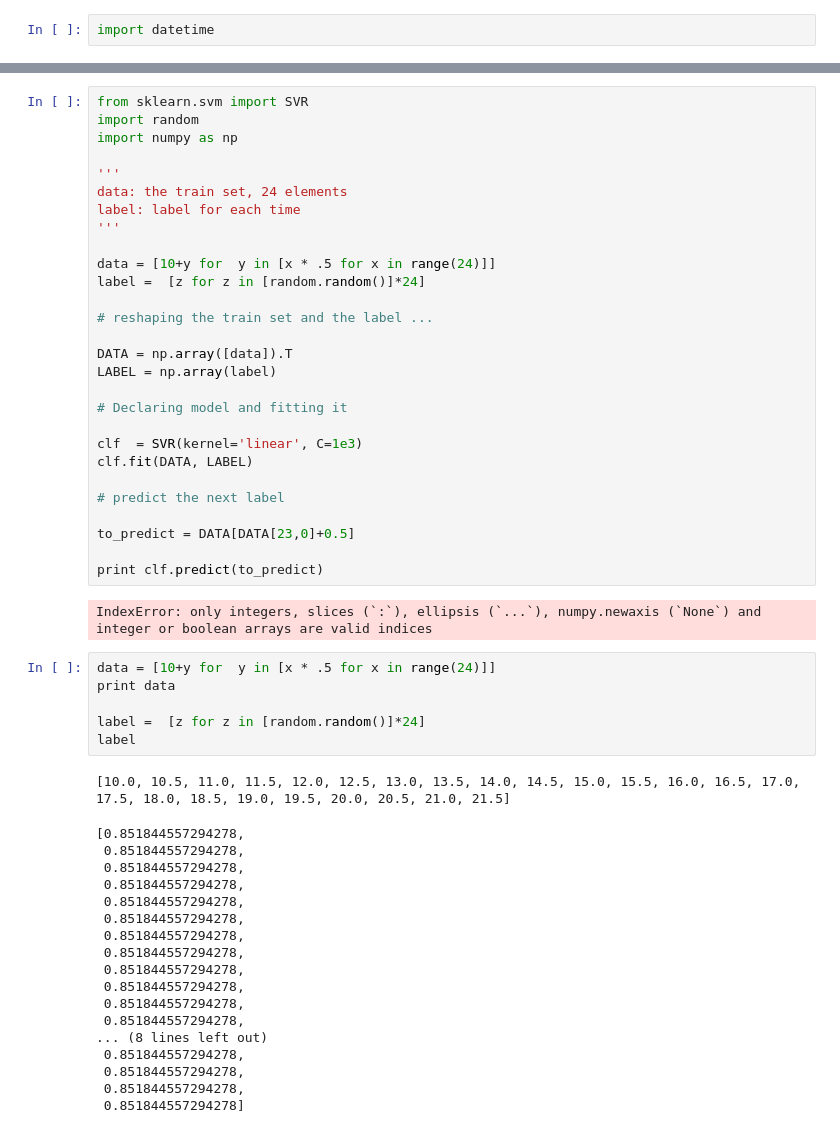
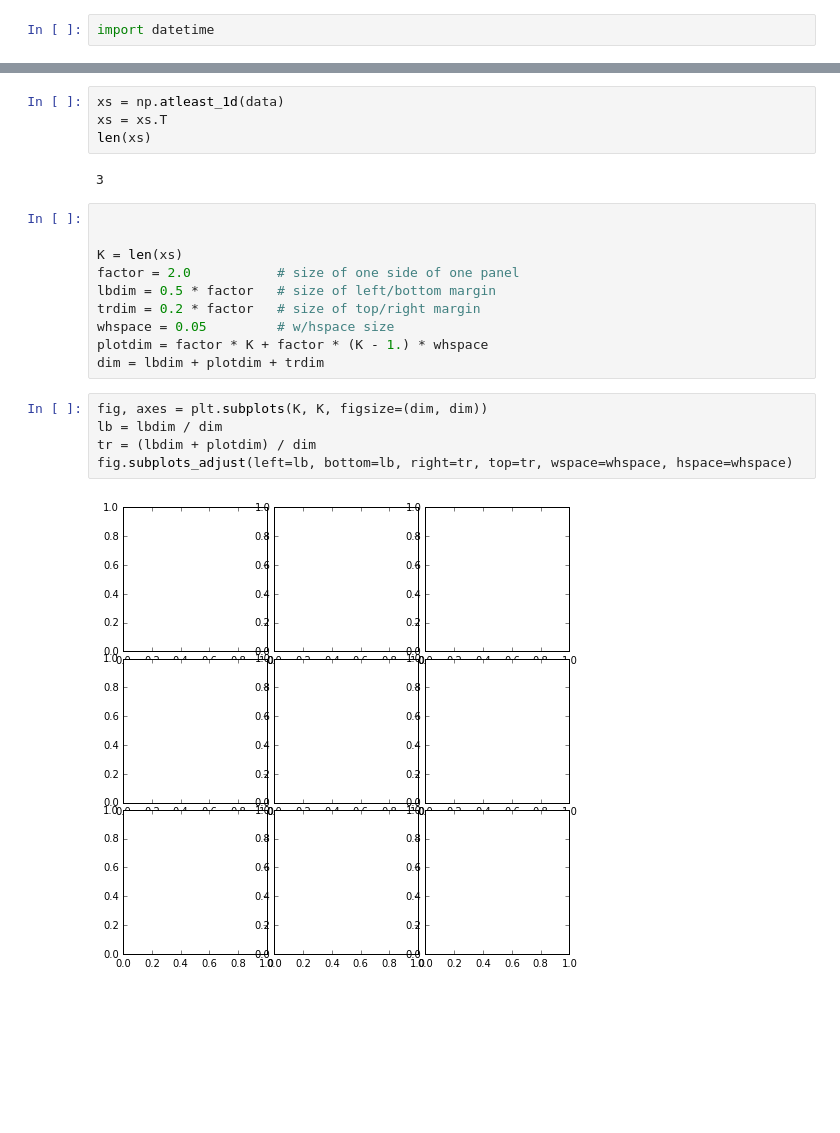
Before and after one commit to yhaddad/KaggleDojo, a Jupyter notebook: Testing_corner.ipynb, the cells around one changed output, grey strips where cells are left out. Drawn from its saved outputs; the diff is of its cells as text; blank space fills up the shorter version.

Commit message:
save modification on time series

```diff
--- a/Testing_corner.ipynb
+++ b/Testing_corner.ipynb
@@ -83,55 +33,23 @@ def generate_features(x, forecast, window):
-# %%
-from sklearn.svm import SVR
-import random
-import numpy as np
-
-'''
-data: the train set, 24 elements
-label: label for each time
-'''
-
-data = [10+y for  y in [x * .5 for x in range(24)]]
-label =  [z for z in [random.random()]*24]
-
-# reshaping the train set and the label ...
-
-DATA = np.array([data]).T
-LABEL = np.array(label)
-
-# Declaring model and fitting it
-
-clf  = SVR(kernel='linear', C=1e3)
-clf.fit(DATA, LABEL)
-
-# predict the next label
-
-to_predict = DATA[DATA[23,0]+0.5]
-
-print clf.predict(to_predict)
-# %% [output]
-IndexError: only integers, slices (`:`), ellipsis (`...`), numpy.newaxis (`None`) and integer or boolean arrays are valid indices
-# %%
-data = [10+y for  y in [x * .5 for x in range(24)]]
-print data
-
-label =  [z for z in [random.random()]*24]
-label
-# %% [output]
-[10.0, 10.5, 11.0, 11.5, 12.0, 12.5, 13.0, 13.5, 14.0, 14.5, 15.0, 15.5, 16.0, 16.5, 17.0, 17.5, 18.0, 18.5, 19.0, 19.5, 20.0, 20.5, 21.0, 21.5]
-[0.851844557294278,
- 0.851844557294278,
- 0.851844557294278,
- 0.851844557294278,
- 0.851844557294278,
- 0.851844557294278,
- 0.851844557294278,
- 0.851844557294278,
- 0.851844557294278,
- 0.851844557294278,
- 0.851844557294278,
- 0.851844557294278,
-... (8 lines left out)
- 0.851844557294278,
- 0.851844557294278,
- 0.851844557294278,
- 0.851844557294278]
+# %%
+xs = np.atleast_1d(data)
+xs = xs.T
+len(xs)
+# %% [output]
+3
+# %%
+
+
+K = len(xs)
+factor = 2.0           # size of one side of one panel
+lbdim = 0.5 * factor   # size of left/bottom margin
+trdim = 0.2 * factor   # size of top/right margin
+whspace = 0.05         # w/hspace size
+plotdim = factor * K + factor * (K - 1.) * whspace
+dim = lbdim + plotdim + trdim
+# %%
+fig, axes = plt.subplots(K, K, figsize=(dim, dim))
+lb = lbdim / dim
+tr = (lbdim + plotdim) / dim
+fig.subplots_adjust(left=lb, bottom=lb, right=tr, top=tr, wspace=whspace, hspace=whspace)
+# %% [output]
+[figure, added]
```
Also changed, not shown: parts of 5 cells of this notebook, 1 other file.
